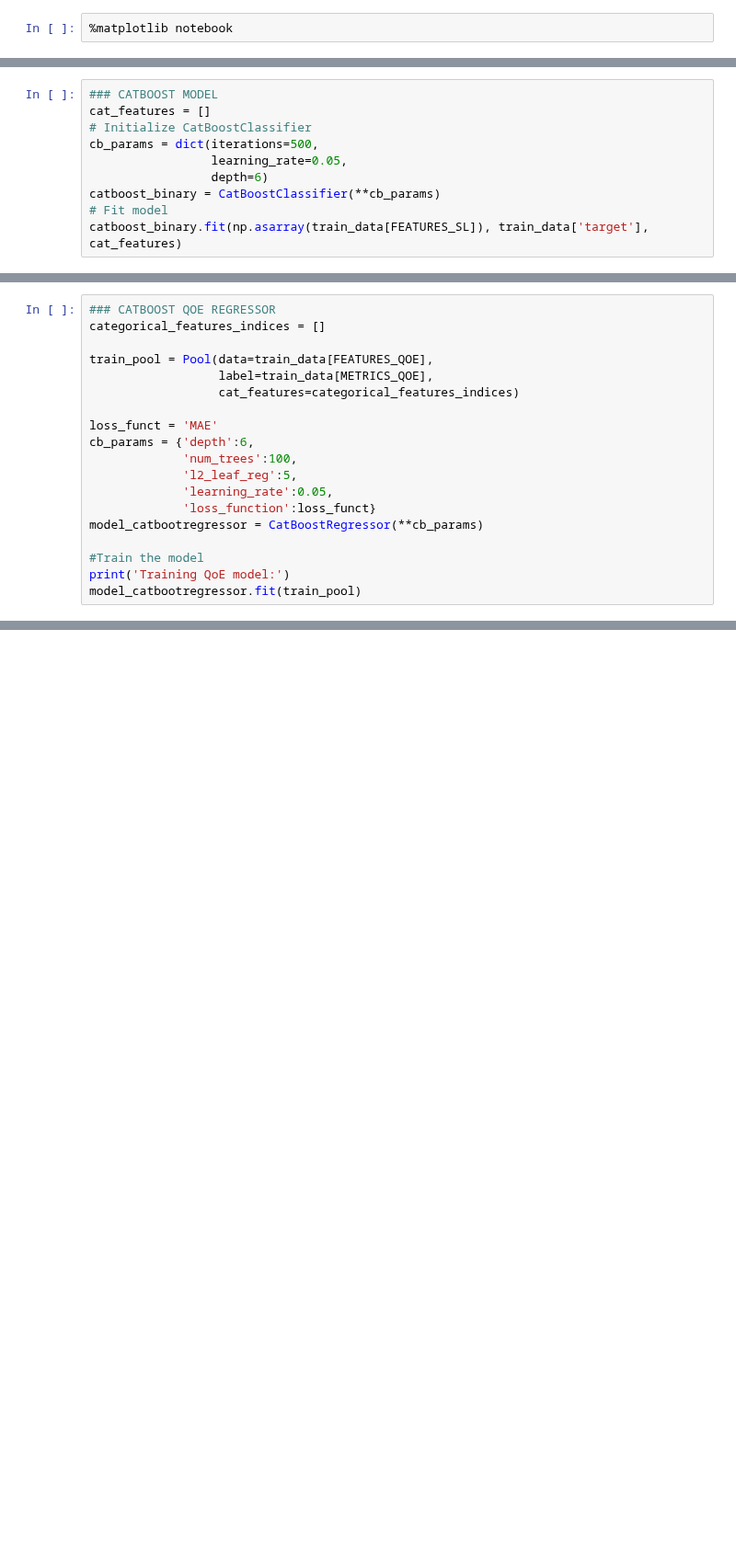
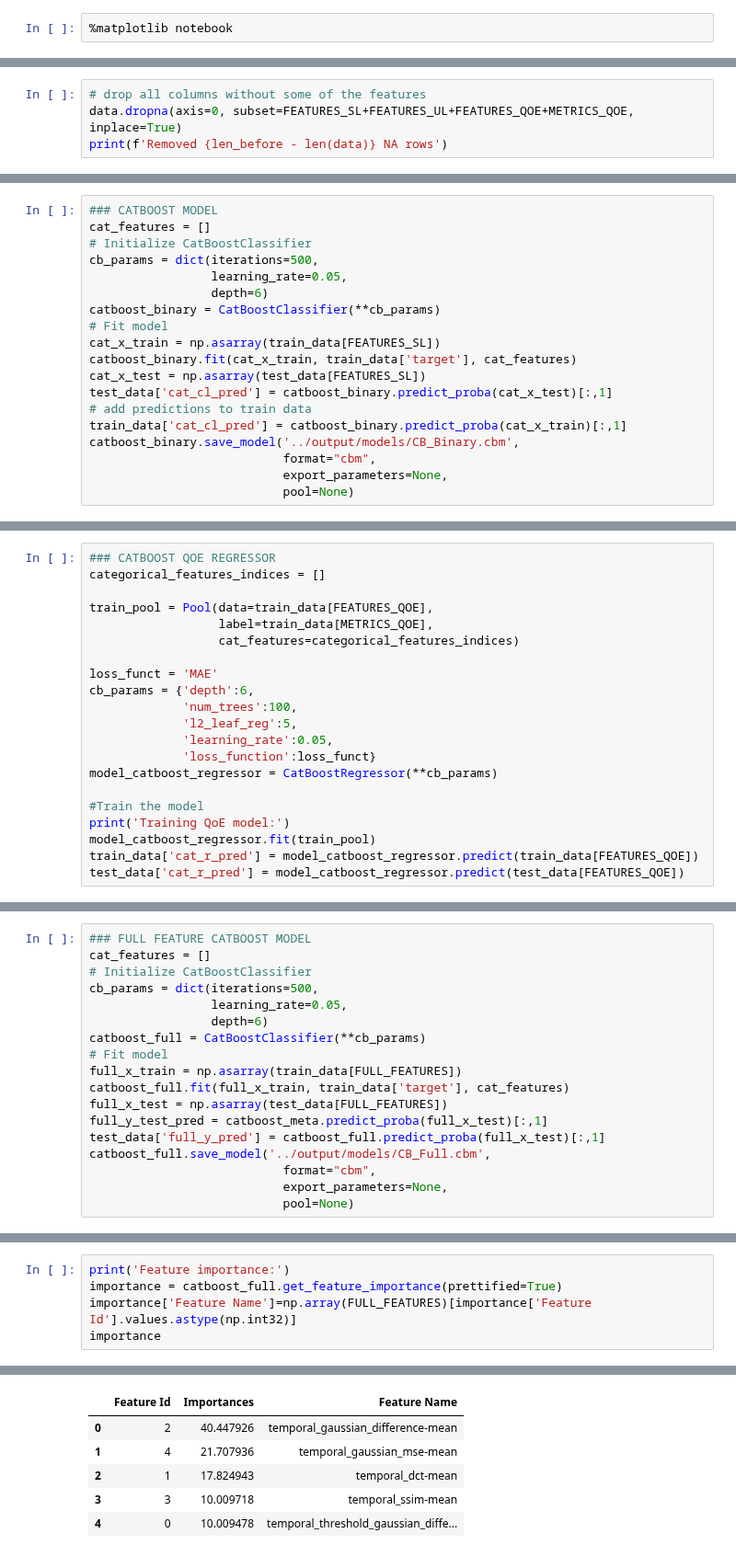
Before and after one commit to livepeer/verification-classifier, a Jupyter notebook: machine_learning/notebooks/ensemble_training.ipynb, the cells around one changed output, grey strips where cells are left out. Shown at 92% size. Saved outputs shown, nothing was run; the diff lists cells and outputs as text; blank space fills up the shorter version.

Commit message:
Ensemble training and model comparison notebook

```diff
--- a/machine_learning/notebooks/ensemble_training.ipynb
+++ b/machine_learning/notebooks/ensemble_training.ipynb
@@ -61,0 +66,4 @@ Upscaling temporal_gaussian_difference temporal_gaussian_difference-mean
+# %%
+# drop all columns without some of the features
+data.dropna(axis=0, subset=FEATURES_SL+FEATURES_UL+FEATURES_QOE+METRICS_QOE, inplace=True)
+print(f'Removed {len_before - len(data)} NA rows')
@@ -95,5 +148,14 @@ cb_params = dict(iterations=500,
                  depth=6)
 catboost_binary = CatBoostClassifier(**cb_params)
 # Fit model
-catboost_binary.fit(np.asarray(train_data[FEATURES_SL]), train_data['target'], cat_features)
+cat_x_train = np.asarray(train_data[FEATURES_SL])
+catboost_binary.fit(cat_x_train, train_data['target'], cat_features)
+cat_x_test = np.asarray(test_data[FEATURES_SL])
+test_data['cat_cl_pred'] = catboost_binary.predict_proba(cat_x_test)[:,1]
+# add predictions to train data
+train_data['cat_cl_pred'] = catboost_binary.predict_proba(cat_x_train)[:,1]
+catboost_binary.save_model('../output/models/CB_Binary.cbm',
+                           format="cbm",
+                           export_parameters=None,
+                           pool=None)
 # %% [output]
@@ -133,9 +190,11 @@ cb_params = {'depth':6,
              'l2_leaf_reg':5,
              'learning_rate':0.05,
              'loss_function':loss_funct}
-model_catbootregressor = CatBoostRegressor(**cb_params)
+model_catboost_regressor = CatBoostRegressor(**cb_params)
 
 #Train the model
 print('Training QoE model:')
-model_catbootregressor.fit(train_pool)
+model_catboost_regressor.fit(train_pool)
+train_data['cat_r_pred'] = model_catboost_regressor.predict(train_data[FEATURES_QOE])
+test_data['cat_r_pred'] = model_catboost_regressor.predict(test_data[FEATURES_QOE])
 # %% [output]
@@ -163,0 +254,18 @@ train_data[FEATURES_QOE]
+# %%
+### FULL FEATURE CATBOOST MODEL
+cat_features = []
+# Initialize CatBoostClassifier
+cb_params = dict(iterations=500,
+                 learning_rate=0.05,
+                 depth=6)
+catboost_full = CatBoostClassifier(**cb_params)
+# Fit model
+full_x_train = np.asarray(train_data[FULL_FEATURES])
+catboost_full.fit(full_x_train, train_data['target'], cat_features)
+full_x_test = np.asarray(test_data[FULL_FEATURES])
+full_y_test_pred = catboost_meta.predict_proba(full_x_test)[:,1]
+test_data['full_y_pred'] = catboost_full.predict_proba(full_x_test)[:,1]
+catboost_full.save_model('../output/models/CB_Full.cbm',
+                           format="cbm",
+                           export_parameters=None,
+                           pool=None)
@@ -163,0 +360,6 @@ train_data[FEATURES_QOE]
+# %%
+print('Feature importance:')
+importance = catboost_full.get_feature_importance(prettified=True)
+importance['Feature Name']=np.array(FULL_FEATURES)[importance['Feature Id'].values.astype(np.int32)]
+importance
+# %% [output]
@@ -163,0 +367,6 @@ train_data[FEATURES_QOE]
+|  | Feature Id | Importances | Feature Name |
+| 0 | 2 | 40.447926 | temporal_gaussian_difference-mean |
+| 1 | 4 | 21.707936 | temporal_gaussian_mse-mean |
+| 2 | 1 | 17.824943 | temporal_dct-mean |
+| 3 | 3 | 10.009718 | temporal_ssim-mean |
+| 4 | 0 | 10.009478 | temporal_threshold_gaussian_diffe... |
```
Also changed, not shown: parts of 21 cells of this notebook, 2 other files.
